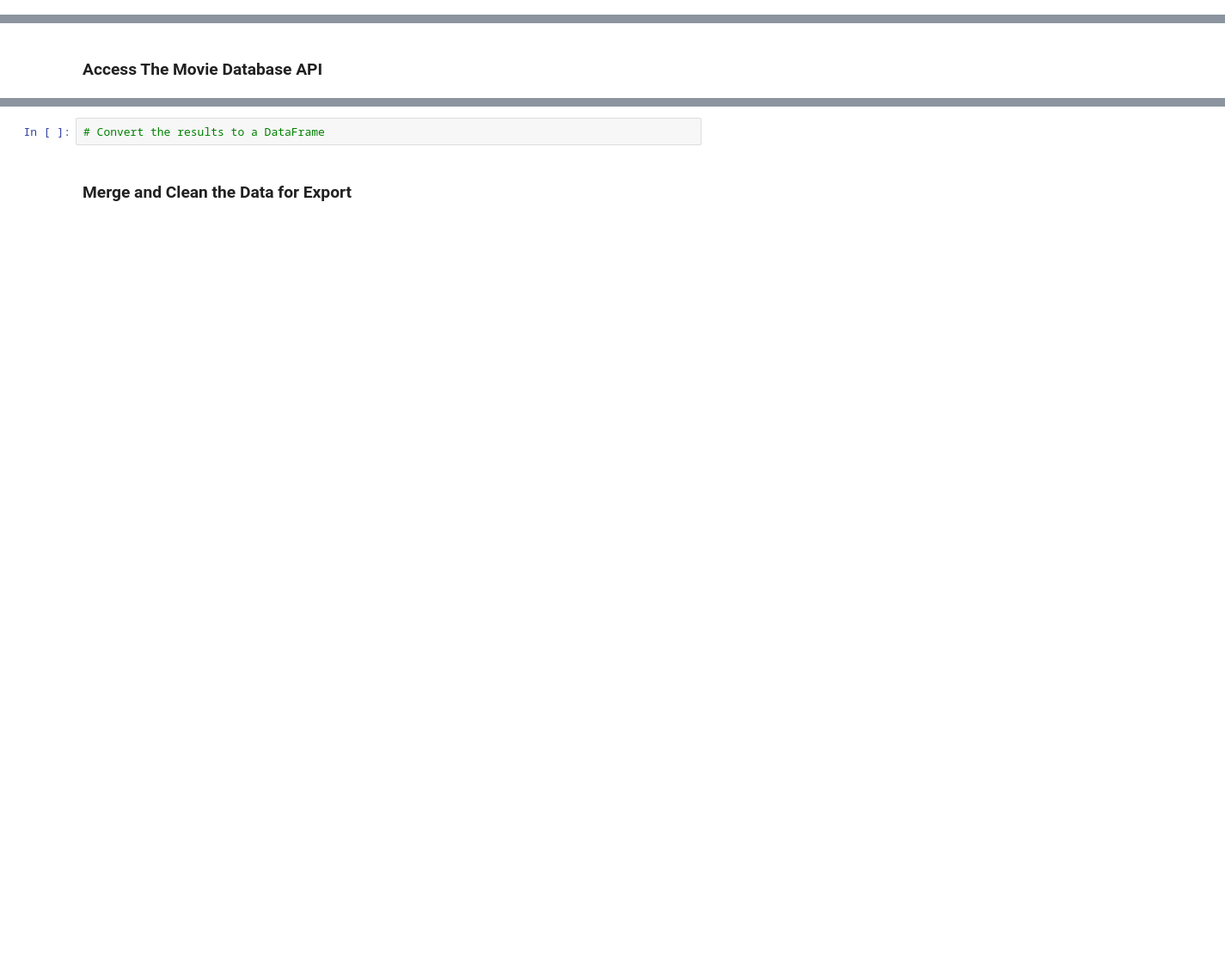
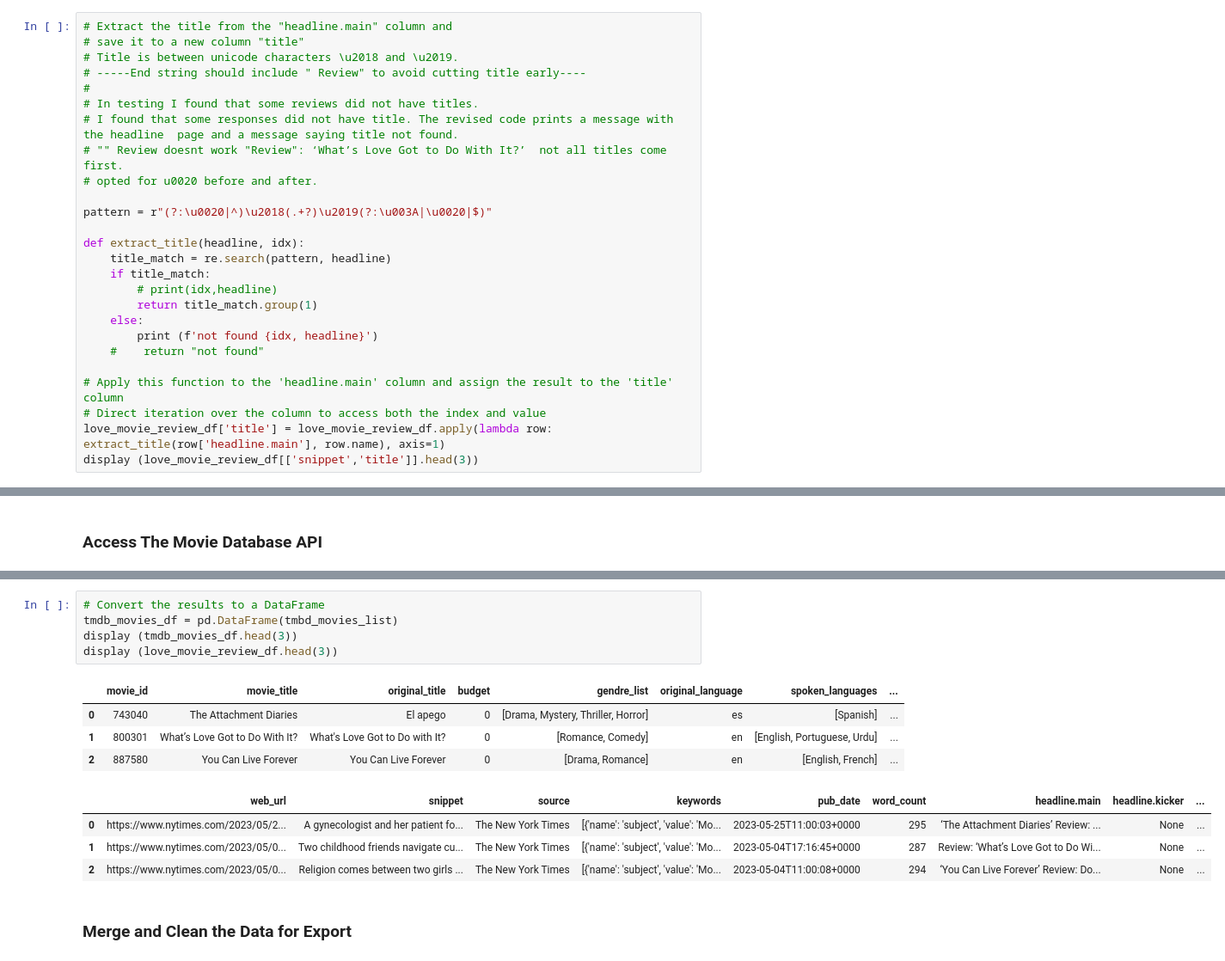
Before and after one commit to ehxewri/data-sourcing-challenge, a Jupyter notebook: retrieve_movie_data.ipynb, the cells around one changed output, grey strips where cells are left out. Shown: that part at 86% size. Cells and saved outputs as stored; diff of their text form; blank space fills up the shorter version.

```diff
--- a/retrieve_movie_data.ipynb
+++ b/retrieve_movie_data.ipynb
@@ -170,0 +185,26 @@ for idx, row in love_movie_review_df.iterrows():
+# %%
+# Extract the title from the "headline.main" column and
+# save it to a new column "title"
+# Title is between unicode characters \u2018 and \u2019.
+# -----End string should include " Review" to avoid cutting title early----
+#
+# In testing I found that some reviews did not have titles.
+# I found that some responses did not have title. The revised code prints a message with the headline  page and a message saying title not found.
+# "" Review doesnt work "Review": ‘What’s Love Got to Do With It?’  not all titles come first.
+# opted for u0020 before and after.
+
+pattern = r"(?:\u0020|^)\u2018(.+?)\u2019(?:\u003A|\u0020|$)"
+
+def extract_title(headline, idx):
+    title_match = re.search(pattern, headline)
+    if title_match:
+        # print(idx,headline)
+        return title_match.group(1)
+    else:
+        print (f'not found {idx, headline}')
+    #    return "not found"
+
+# Apply this function to the 'headline.main' column and assign the result to the 'title' column
+# Direct iteration over the column to access both the index and value
+love_movie_review_df['title'] = love_movie_review_df.apply(lambda row: extract_title(row['headline.main'], row.name), axis=1)
+display (love_movie_review_df[['snippet','title']].head(3))
@@ -243,5 +432,17 @@ for title in titles_list:
 # %%
 # Convert the results to a DataFrame
+tmdb_movies_df = pd.DataFrame(tmbd_movies_list)
+display (tmdb_movies_df.head(3))
+display (love_movie_review_df.head(3))
+# %% [output]
+|  | movie_id | movie_title | original_title | budget | gendre_list | original_language | spoken_languages | ... |
+| 0 | 743040 | The Attachment Diaries | El apego | 0 | [Drama, Mystery, Thriller, Horror] | es | [Spanish] | ... |
+| 1 | 800301 | What’s Love Got to Do With It? | What's Love Got to Do with It? | 0 | [Romance, Comedy] | en | [English, Portuguese, Urdu] | ... |
+| 2 | 887580 | You Can Live Forever | You Can Live Forever | 0 | [Drama, Romance] | en | [English, French] | ... |
+|  | web_url | snippet | source | keywords | pub_date | word_count | headline.main | headline.kicker | ... |
+| 0 | https://www.nytimes.com/2023/05/2... | A gynecologist and her patient fo... | The New York Times | [{'name': 'subject', 'value': 'Mo... | 2023-05-25T11:00:03+0000 | 295 | ‘The Attachment Diaries’ Review: ... | None | ... |
+| 1 | https://www.nytimes.com/2023/05/0... | Two childhood friends navigate cu... | The New York Times | [{'name': 'subject', 'value': 'Mo... | 2023-05-04T17:16:45+0000 | 287 | Review: ‘What’s Love Got to Do Wi... | None | ... |
+| 2 | https://www.nytimes.com/2023/05/0... | Religion comes between two girls ... | The New York Times | [{'name': 'subject', 'value': 'Mo... | 2023-05-04T11:00:08+0000 | 294 | ‘You Can Live Forever’ Review: Do... | None | ... |
 # %% [markdown]
 ### Merge and Clean the Data for Export
 # %%
```
Also changed, not shown: parts of 20 cells of this notebook, 2 other files.
